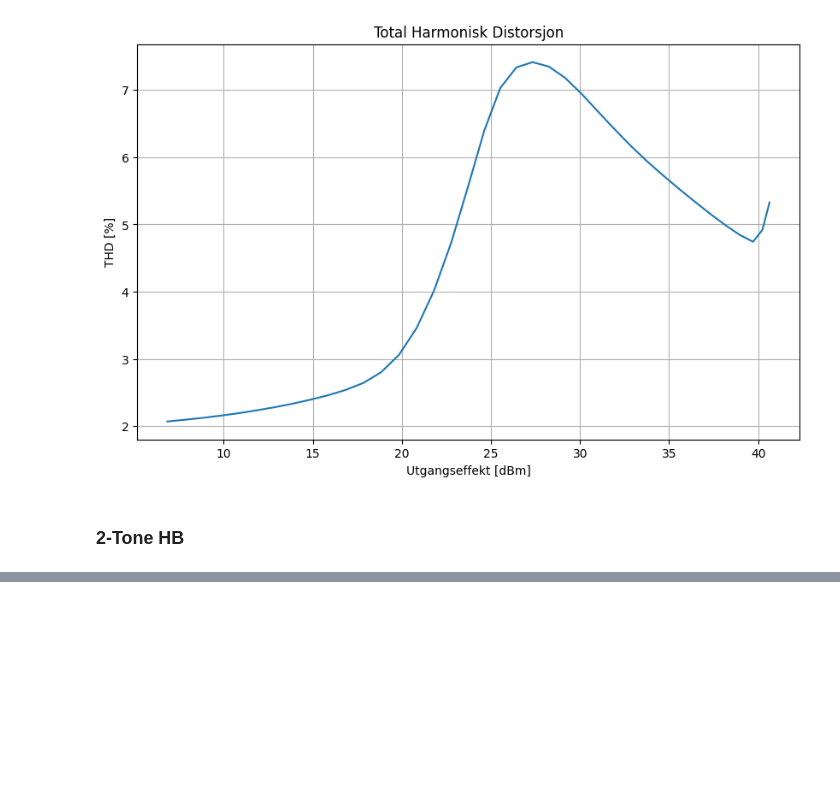
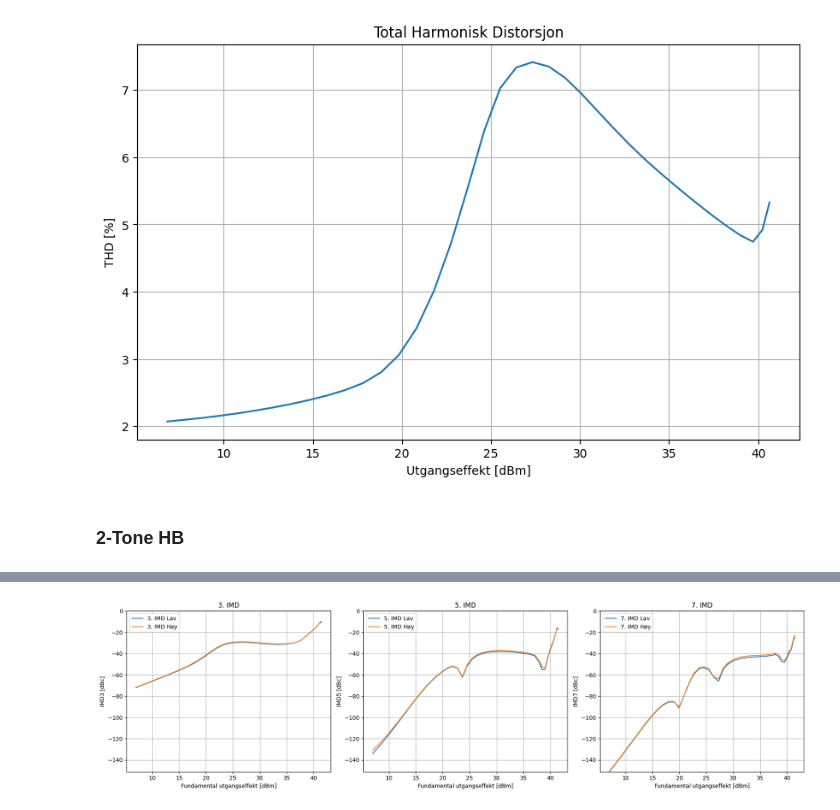
Before and after one commit to SkaugJr/TTT4201-Radiosystemdesign, a Jupyter notebook: Databehandling/Visualisering.ipynb, the cells around one changed output, grey strips where cells are left out. Drawn from its saved outputs; the diff is of its cells as text; code cells hidden in the pictures; blank space fills up the shorter version.

```diff
--- a/Databehandling/Visualisering.ipynb
+++ b/Databehandling/Visualisering.ipynb
@@ -413,0 +483,53 @@ plt.grid(True)
+# %%
+IMD3 = np.loadtxt('Data/Simulering/HB_2Tone/IMD3.csv', delimiter=',', skiprows=16)
+IMD3 = pd.DataFrame(IMD3, columns=['P_out_fund', 'IMD3_low', 'IMD3_high'])
+
+IMD5 = np.loadtxt('Data/Simulering/HB_2Tone/IMD5.csv', delimiter=',', skiprows=16)
+IMD5 = pd.DataFrame(IMD5, columns=['P_out_fund', 'IMD5_low', 'IMD5_high'])
+
+IMD7 = np.loadtxt('Data/Simulering/HB_2Tone/IMD7.csv', delimiter=',', skiprows=16)
+IMD7 = pd.DataFrame(IMD7, columns=['P_out_fund', 'IMD7_low', 'IMD7_high'])
+
+# Determine common y-axis limits
+y_min = min(IMD3[['IMD3_low', 'IMD3_high']].min().min(), IMD5[['IMD5_low', 'IMD5_high']].min().min(), IMD7[['IMD7_low', 'IMD7_high']].min().min())
+y_max = max(IMD3[['IMD3_low', 'IMD3_high']].max().max(), IMD5[['IMD5_low', 'IMD5_high']].max().max(), IMD7[['IMD7_low', 'IMD7_high']].max().max()) +10
+
+fig, axs = plt.subplots(1, 3, figsize=(18, 5))
+
+# Plot the first subplot for IMD3
+axs[0].plot(IMD3['P_out_fund'], IMD3['IMD3_low'], label='3. IMD Lav')
+axs[0].plot(IMD3['P_out_fund'], IMD3['IMD3_high'], label='3. IMD Høy')
+axs[0].set_xlabel('Fundamental utgangseffekt [dBm]')
+axs[0].set_ylabel('IMD3 [dBc]')
+axs[0].set_title('3. IMD')
+axs[0].legend()
+axs[0].grid(True)
+axs[0].set_ylim(y_min, y_max)
+
+# Plot the second subplot for IMD5
+axs[1].plot(IMD5['P_out_fund'], IMD5['IMD5_low'], label='5. IMD Lav')
+axs[1].plot(IMD5['P_out_fund'], IMD5['IMD5_high'], label='5. IMD Høy')
+axs[1].set_xlabel('Fundamental utgangseffekt [dBm]')
+axs[1].set_ylabel('IMD5 [dBc]')
+axs[1].set_title('5. IMD')
+axs[1].legend()
+axs[1].grid(True)
+axs[1].set_ylim(y_min, y_max)
+
+# Plot the third subplot for IMD7
+axs[2].plot(IMD7['P_out_fund'], IMD7['IMD7_low'], label='7. IMD Lav')
+axs[2].plot(IMD7['P_out_fund'], IMD7['IMD7_high'], label='7. IMD Høy')
+axs[2].set_xlabel('Fundamental utgangseffekt [dBm]')
+axs[2].set_ylabel('IMD7 [dBc]')
+axs[2].set_title('7. IMD')
+axs[2].legend(loc='upper left')
+axs[2].grid(True)
+axs[2].set_ylim(y_min, y_max)
+
+# Adjust layout to prevent overlap
+plt.tight_layout()
+
+# Show the plot
+plt.show()
+# %% [output]
+[figure, added]
```
Also changed, not shown: parts of 11 cells of this notebook, 22 other files.
